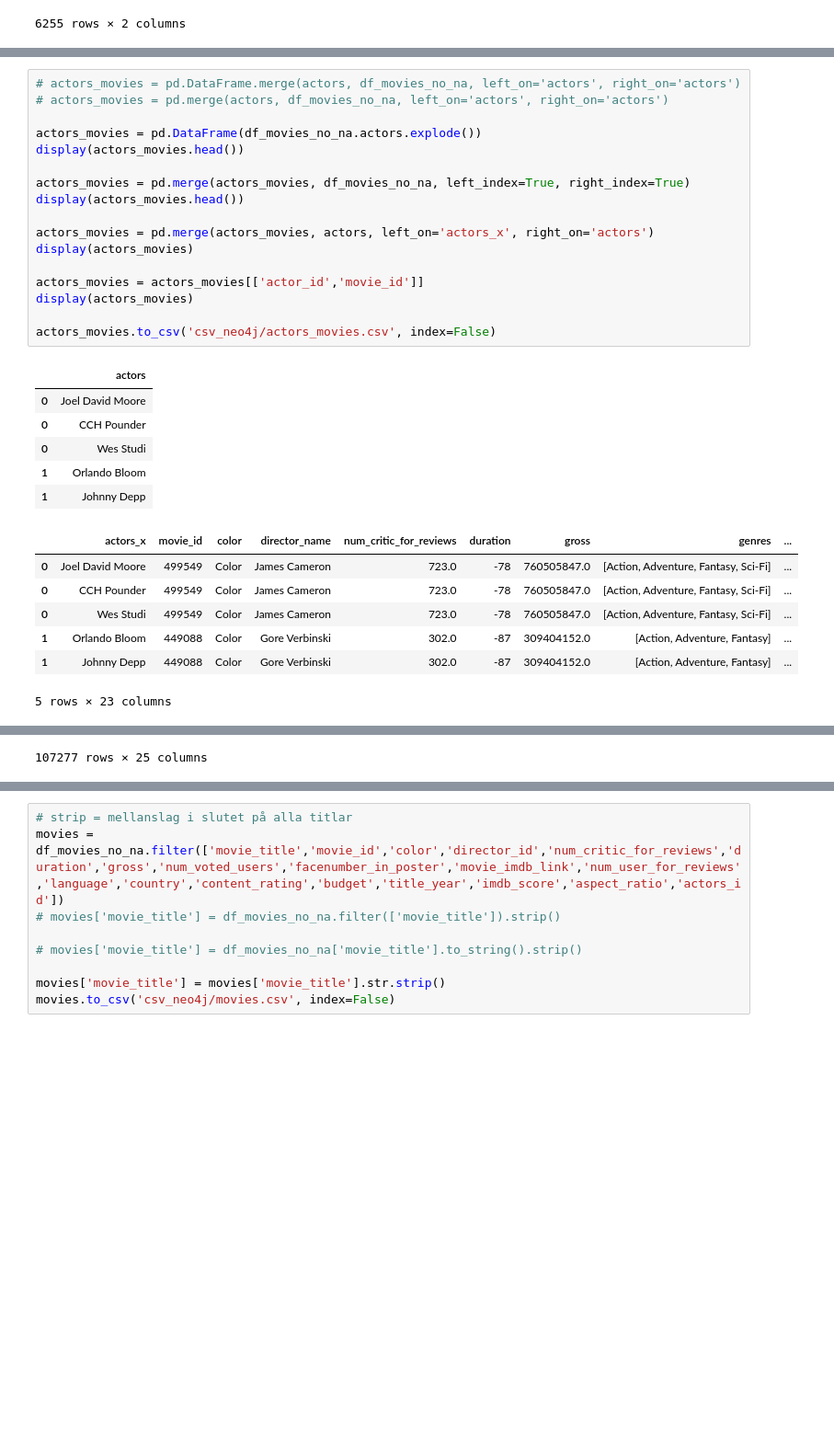
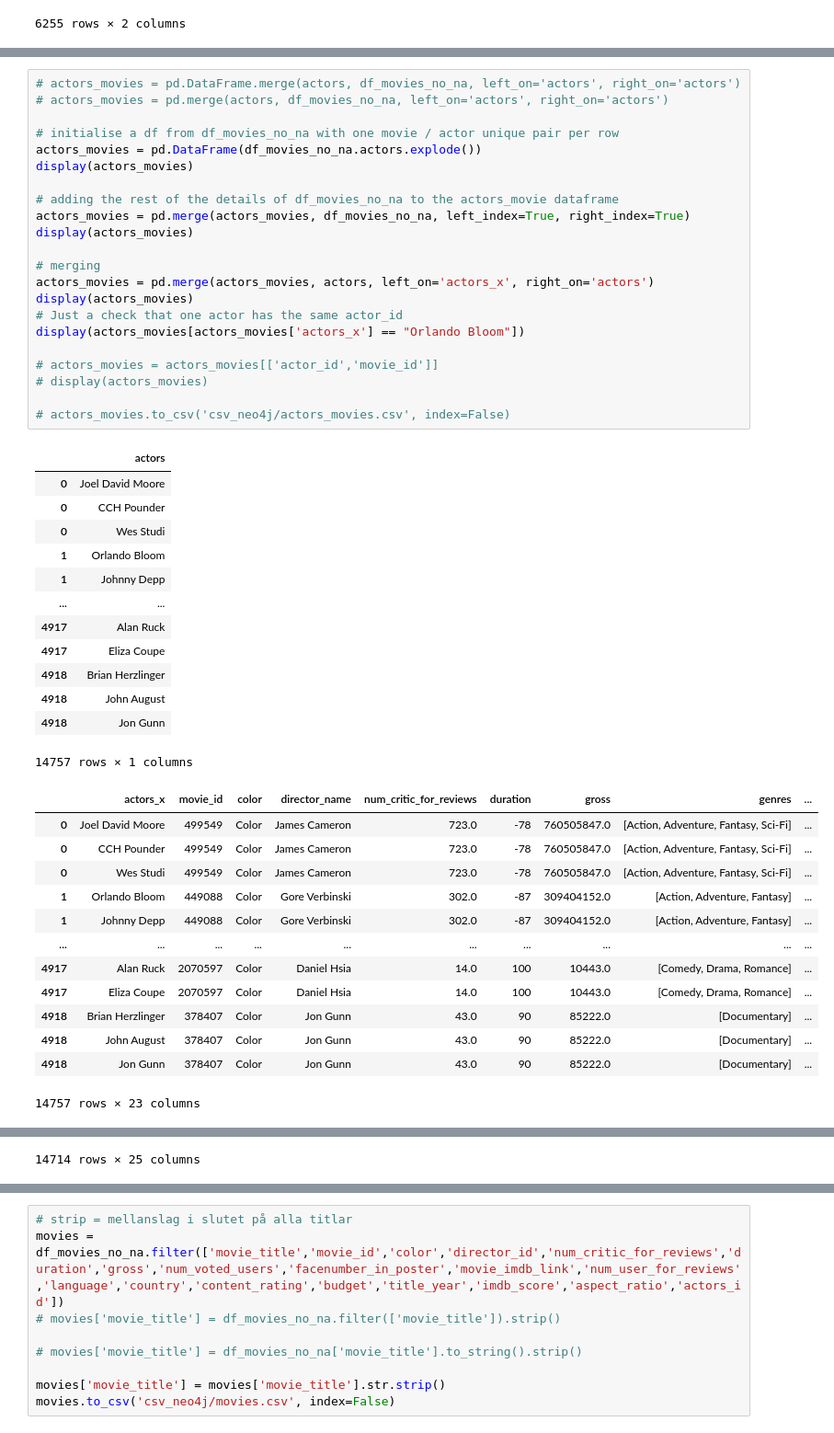
Before and after one commit to DaDrummerthe1st/DATA24HEL_DBT25_uppgift_1, a Jupyter notebook: kunskapskontroll_1.ipynb, the cells around one changed output, grey strips where cells are left out. Shown: that part at 92% size. Saved outputs shown, nothing was run; the diff lists cells and outputs as text; blank space fills up the shorter version.

Commit message:
continue building actors_movies, adding headlines (as markdown), probaly finetuning more

```diff
--- a/kunskapskontroll_1.ipynb
+++ b/kunskapskontroll_1.ipynb
@@ -840,33 +884,51 @@ Index: []
 # %%
 # actors_movies = pd.DataFrame.merge(actors, df_movies_no_na, left_on='actors', right_on='actors')
 # actors_movies = pd.merge(actors, df_movies_no_na, left_on='actors', right_on='actors')
 
+# initialise a df from df_movies_no_na with one movie / actor unique pair per row
 actors_movies = pd.DataFrame(df_movies_no_na.actors.explode())
-display(actors_movies.head())
+display(actors_movies)
 
+# adding the rest of the details of df_movies_no_na to the actors_movie dataframe
 actors_movies = pd.merge(actors_movies, df_movies_no_na, left_index=True, right_index=True)
-display(actors_movies.head())
+display(actors_movies)
 
+# merging
 actors_movies = pd.merge(actors_movies, actors, left_on='actors_x', right_on='actors')
 display(actors_movies)
+# Just a check that one actor has the same actor_id
+display(actors_movies[actors_movies['actors_x'] == "Orlando Bloom"])
 
-actors_movies = actors_movies[['actor_id','movie_id']]
-display(actors_movies)
+# actors_movies = actors_movies[['actor_id','movie_id']]
+# display(actors_movies)
 
-actors_movies.to_csv('csv_neo4j/actors_movies.csv', index=False)
+# actors_movies.to_csv('csv_neo4j/actors_movies.csv', index=False)
 # %% [output]
 |  | actors |
 | 0 | Joel David Moore |
 | 0 | CCH Pounder |
 | 0 | Wes Studi |
 | 1 | Orlando Bloom |
 | 1 | Johnny Depp |
+| ... | ... |
+| 4917 | Alan Ruck |
+| 4917 | Eliza Coupe |
+| 4918 | Brian Herzlinger |
+| 4918 | John August |
+| 4918 | Jon Gunn |
+14757 rows × 1 columns
 |  | actors_x | movie_id | color | director_name | num_critic_for_reviews | duration | gross | genres | ... |
 | 0 | Joel David Moore | 499549 | Color | James Cameron | 723.0 | -78 | 760505847.0 | [Action, Adventure, Fantasy, Sci-Fi] | ... |
 | 0 | CCH Pounder | 499549 | Color | James Cameron | 723.0 | -78 | 760505847.0 | [Action, Adventure, Fantasy, Sci-Fi] | ... |
 | 0 | Wes Studi | 499549 | Color | James Cameron | 723.0 | -78 | 760505847.0 | [Action, Adventure, Fantasy, Sci-Fi] | ... |
 | 1 | Orlando Bloom | 449088 | Color | Gore Verbinski | 302.0 | -87 | 309404152.0 | [Action, Adventure, Fantasy] | ... |
 | 1 | Johnny Depp | 449088 | Color | Gore Verbinski | 302.0 | -87 | 309404152.0 | [Action, Adventure, Fantasy] | ... |
+| ... | ... | ... | ... | ... | ... | ... | ... | ... | ... |
+| 4917 | Alan Ruck | 2070597 | Color | Daniel Hsia | 14.0 | 100 | 10443.0 | [Comedy, Drama, Romance] | ... |
+| 4917 | Eliza Coupe | 2070597 | Color | Daniel Hsia | 14.0 | 100 | 10443.0 | [Comedy, Drama, Romance] | ... |
+| 4918 | Brian Herzlinger | 378407 | Color | Jon Gunn | 43.0 | 90 | 85222.0 | [Documentary] | ... |
+| 4918 | John August | 378407 | Color | Jon Gunn | 43.0 | 90 | 85222.0 | [Documentary] | ... |
+| 4918 | Jon Gunn | 378407 | Color | Jon Gunn | 43.0 | 90 | 85222.0 | [Documentary] | ... |
-5 rows × 23 columns
+14757 rows × 23 columns
 |  | actors_x | movie_id | color | director_name | num_critic_for_reviews | duration | gross | genres | ... |
 | 0 | Joel David Moore | 499549 | Color | James Cameron | 723.0 | -78 | 760505847.0 | [Action, Adventure, Fantasy, Sci-Fi] | ... |
@@ -883 +945 @@ actors_movies.to_csv('csv_neo4j/actors_movies.csv', index=False)
-107277 rows × 25 columns
+14714 rows × 25 columns
```
Also changed, not shown: parts of 10 cells of this notebook.
